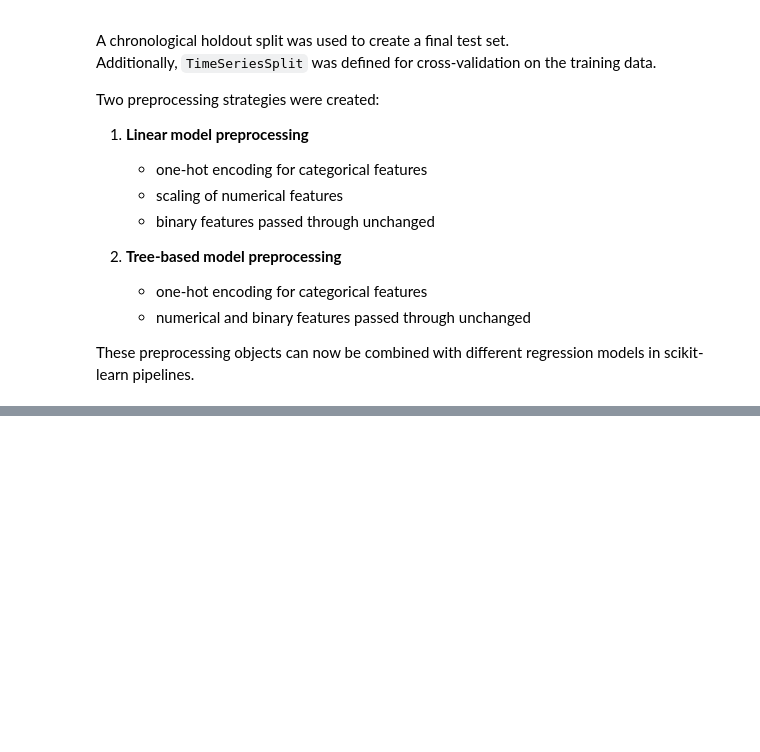
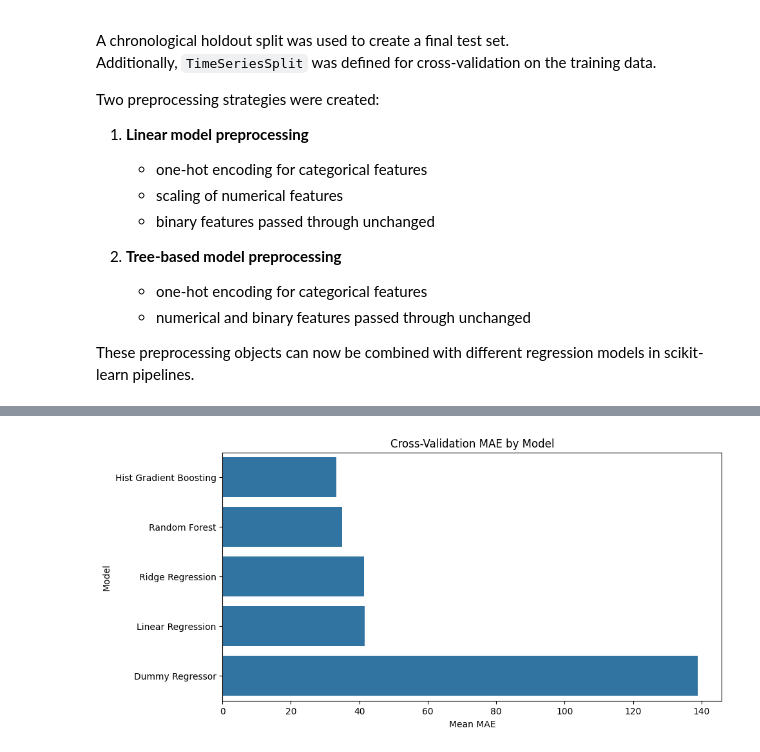
Before and after one commit to BoehmPa/AI_ML_Project, a Jupyter notebook: Feature_Engineering_and_Modeling.ipynb, the cells around one changed output, grey strips where cells are left out. Saved outputs shown, nothing was run; the diff lists cells and outputs as text; code cells hidden in the pictures; blank space fills up the shorter version.

```diff
--- a/Feature_Engineering_and_Modeling.ipynb
+++ b/Feature_Engineering_and_Modeling.ipynb
@@ -922,0 +1031,38 @@ These preprocessing objects can now be combined with different regression models
+# %%
+from sklearn.model_selection import cross_validate
+
+scoring = {
+    "MAE": "neg_mean_absolute_error",
+    "RMSE": "neg_root_mean_squared_error",
+    "R2": "r2"
+}
+
+cv_results = []
+
+for model_name, model in models.items():
+    print(f"Evaluating: {model_name}")
+
+    scores = cross_validate(
+        estimator=model,
+        X=X_train,
+        y=y_train,
+        cv=tscv,
+        scoring=scoring,
+        n_jobs=-1,
+        return_train_score=False
+    )
+
+    cv_results.append({
+        "model": model_name,
+        "MAE_mean": -scores["test_MAE"].mean(),
+        "MAE_std": scores["test_MAE"].std(),
+        "RMSE_mean": -scores["test_RMSE"].mean(),
+        "RMSE_std": scores["test_RMSE"].std(),
+        "R2_mean": scores["test_R2"].mean(),
+        "R2_std": scores["test_R2"].std()
+    })
+
+cv_results_df = pd.DataFrame(cv_results)
+cv_results_df = cv_results_df.sort_values(by="RMSE_mean")
+
+cv_results_df
@@ -922,0 +1112,9 @@ These preprocessing objects can now be combined with different regression models
+# %%
+plt.figure(figsize=(10, 5))
+sns.barplot(data=cv_results_df, x="MAE_mean", y="model")
+plt.title("Cross-Validation MAE by Model")
+plt.xlabel("Mean MAE")
+plt.ylabel("Model")
+plt.show()
+# %% [output]
+[figure, added]
```
Also changed, not shown: parts of 72 cells of this notebook.
